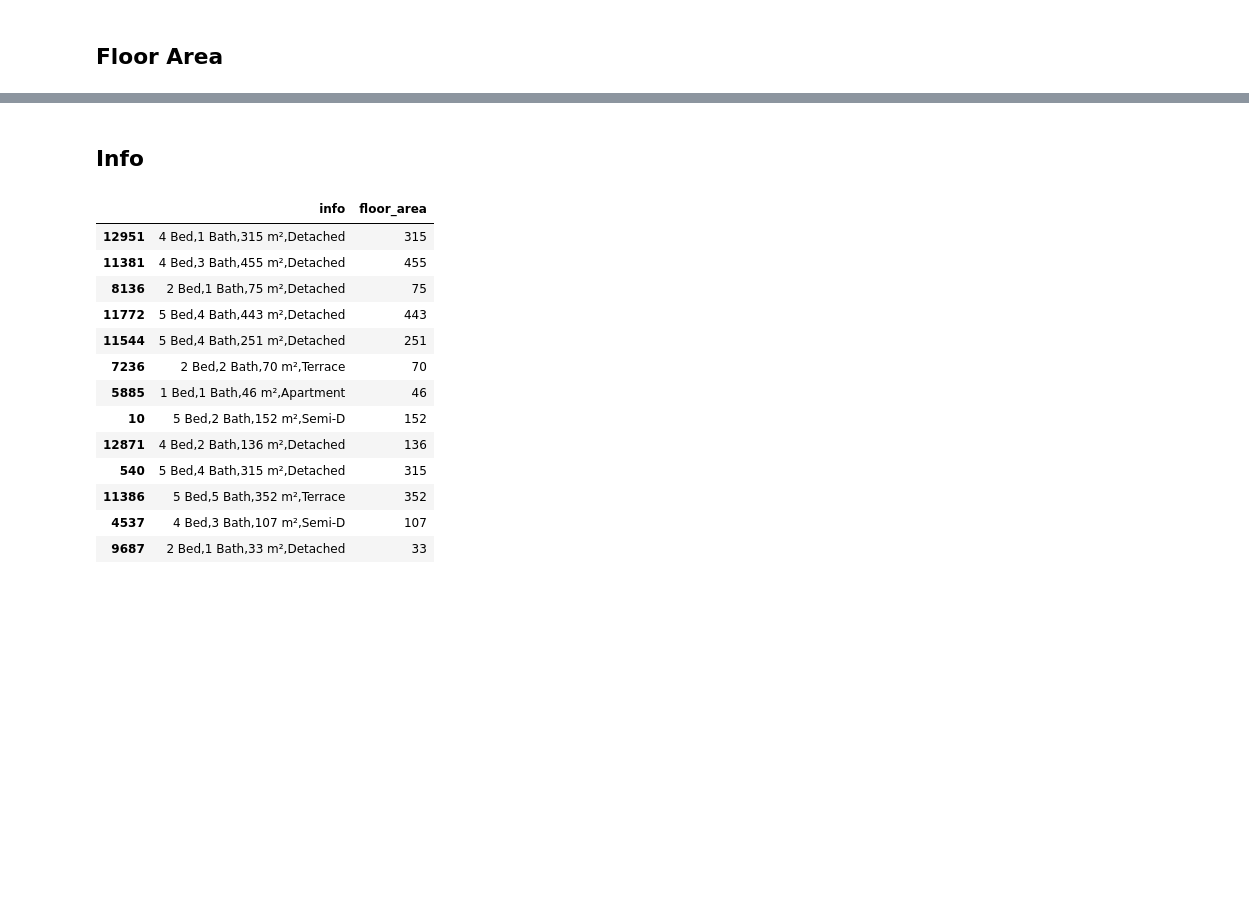
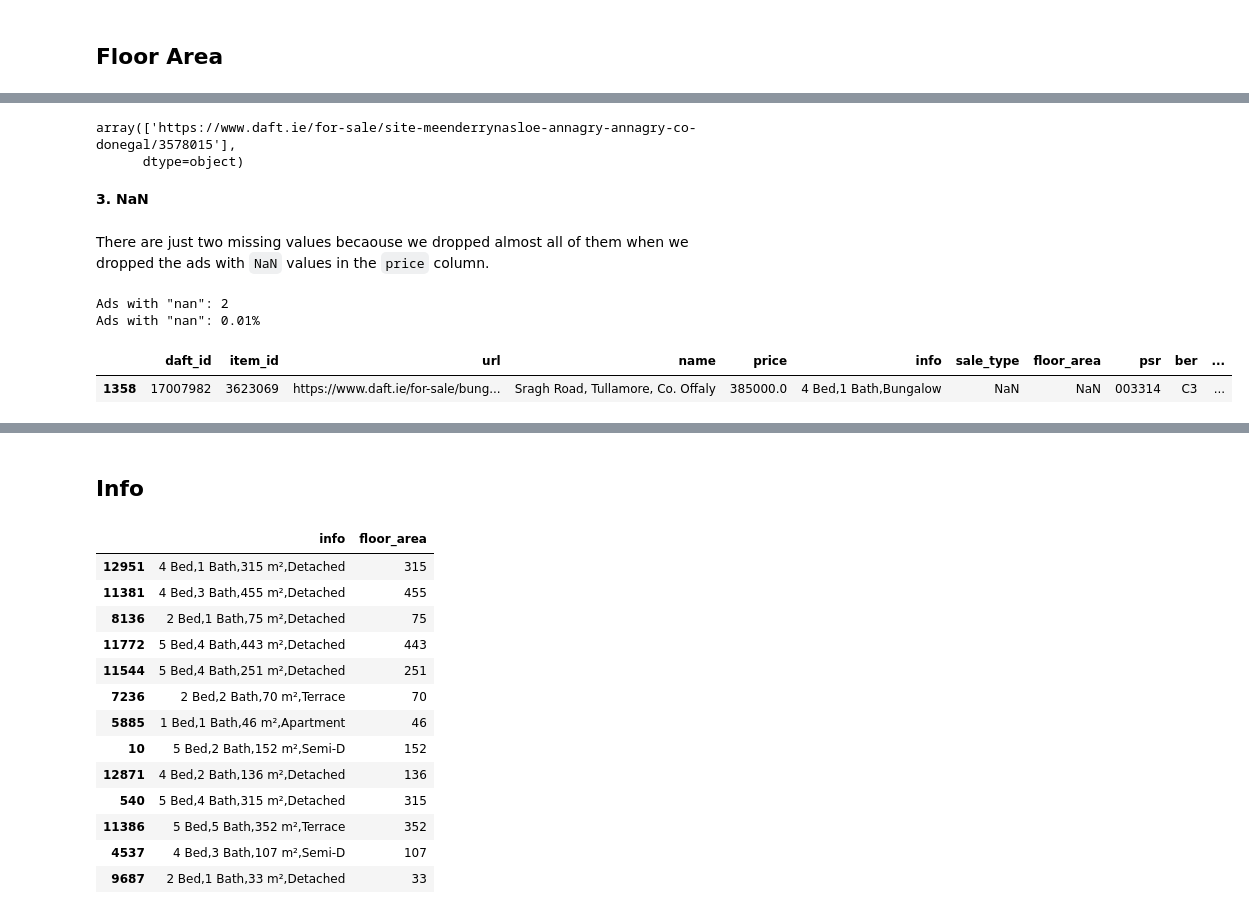
Before and after one commit to javiicc/Identifying_Potential_Investment_Opportunities_In_The_Irish_Real_Estate_Market_Using_MachineLearning, a Jupyter notebook: Data_Cleansing_and_Wrangling.ipynb, the cells around one changed output, grey strips where cells are left out. Saved outputs shown, nothing was run; the diff lists cells and outputs as text; code cells hidden in the pictures; blank space fills up the shorter version.

```diff
--- a/Data_Cleansing_and_Wrangling.ipynb
+++ b/Data_Cleansing_and_Wrangling.ipynb
@@ -380,0 +337,21 @@ After: (8356, 18)
+# %%
+sale.dropna(subset=['floor_area']).loc[
+    sale.dropna(subset=['floor_area'])['floor_area'].str.contains('ac'), 'url'
+                                 ].sample().values # url to check the ad
+# %% [output]
+array(['https://www.daft.ie/for-sale/site-meenderrynasloe-annagry-annagry-co-donegal/3578015'],
+      dtype=object)
+# %% [markdown]
+**3. NaN**
+# %% [markdown]
+There are just two missing values becaouse we dropped almost all of them when we dropped the ads with `NaN` values in the `price` column.
+# %%
+# Ads with 'NaN' pattern
+num_perc(df=sale,
+         feature='floor_area',
+         pattern=np.nan)
+# %% [output]
+Ads with "nan": 2
+Ads with "nan": 0.01%
+|  | daft_id | item_id | url | name | price | info | sale_type | floor_area | psr | ber | ... |
+| 1358 | 17007982 | 3623069 | https://www.daft.ie/for-sale/bung... | Sragh Road, Tullamore, Co. Offaly | 385000.0 | 4 Bed,1 Bath,Bungalow | NaN | NaN | 003314 | C3 | ... |
```
Also changed, not shown: parts of 34 cells of this notebook, 1 other file.
